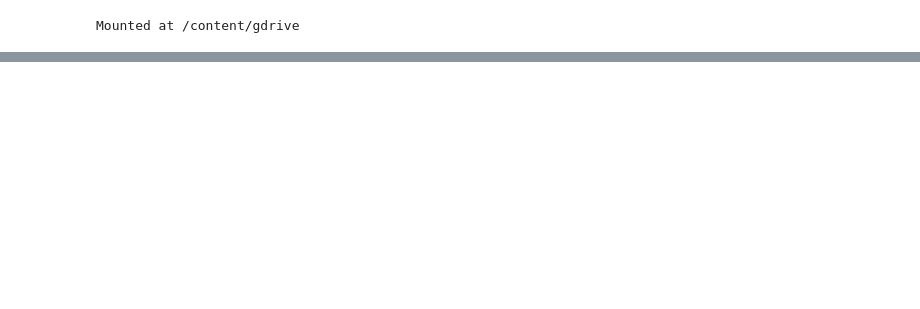
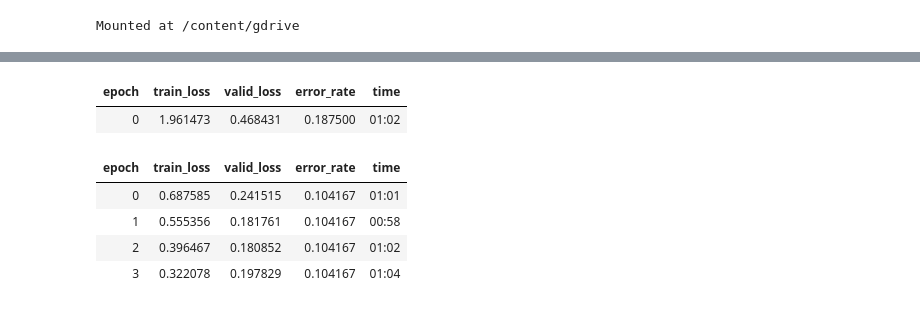
Before and after one commit to Daniel1989/fastai_course, a Jupyter notebook: fastai_02.ipynb, the cells around one changed output, grey strips where cells are left out. Cells and saved outputs as stored; diff of their text form; code cells hidden in the pictures; blank space fills up the shorter version.

```diff
--- a/fastai_02.ipynb
+++ b/fastai_02.ipynb
@@ -126,0 +123,16 @@ dls.valid.show_batch(max_n=4, nrows=1)
+# %%
+# within an epoch in fastai,
+# all images are first processed with RandomResizedCrop individually,
+# then batched,
+# and afterward, the images in each batch are processed with aug_transforms before the resulting batch is passed to the model for training.
+# This reflects the typical workflow in fastai’s data pipeline.
+
+
+bears = bears.new(
+    item_tfms=RandomResizedCrop(224, min_scale=0.5),
+    batch_tfms=aug_transforms())
+dls = bears.dataloaders(path)
+# %%
+learn = vision_learner(dls, resnet18, metrics=error_rate)
+learn.fine_tune(4)
+# %% [output]
@@ -126,0 +140,7 @@ dls.valid.show_batch(max_n=4, nrows=1)
+| epoch | train_loss | valid_loss | error_rate | time |
+| 0 | 1.961473 | 0.468431 | 0.187500 | 01:02 |
+| epoch | train_loss | valid_loss | error_rate | time |
+| 0 | 0.687585 | 0.241515 | 0.104167 | 01:01 |
+| 1 | 0.555356 | 0.181761 | 0.104167 | 00:58 |
+| 2 | 0.396467 | 0.180852 | 0.104167 | 01:02 |
+| 3 | 0.322078 | 0.197829 | 0.104167 | 01:04 |
```
Also changed, not shown: parts of 7 cells of this notebook.
